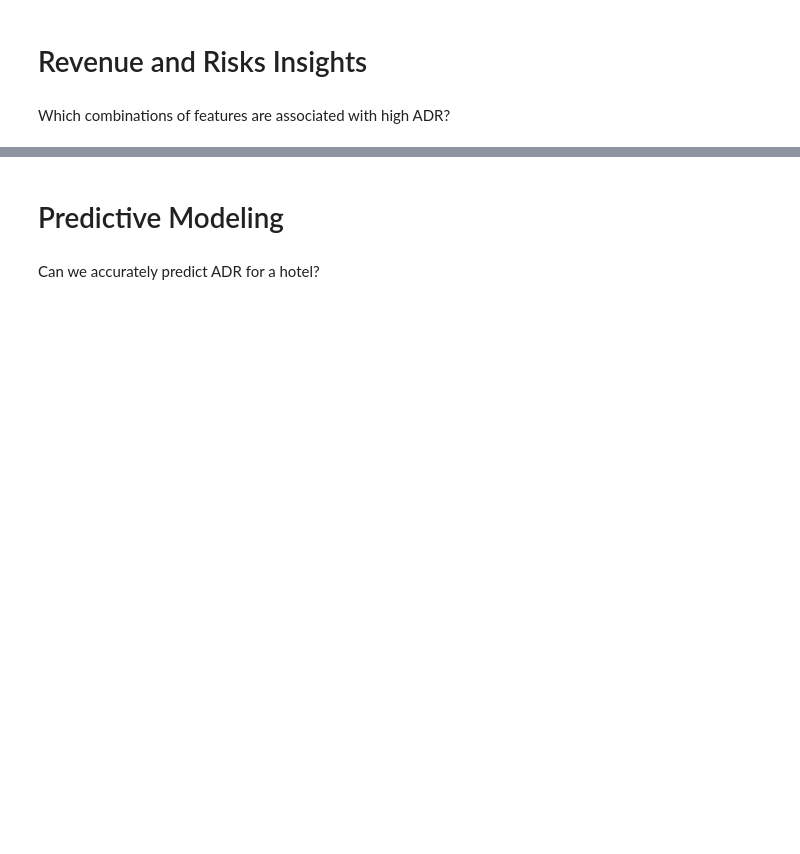
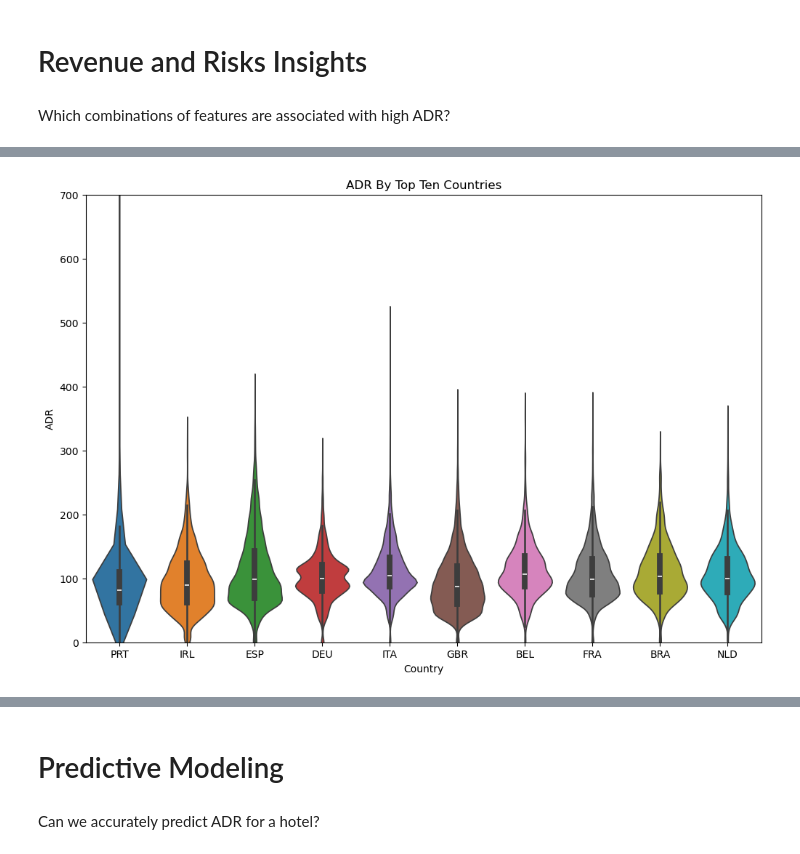
Before and after one commit to SMemic4/Hotels, a Jupyter notebook: notebooks/hotels.ipynb, the cells around one changed output, grey strips where cells are left out. Cells and saved outputs as stored; diff of their text form; code cells hidden in the pictures; blank space fills up the shorter version.

```diff
--- a/notebooks/hotels.ipynb
+++ b/notebooks/hotels.ipynb
@@ -703,0 +716,10 @@ Which combinations of features are associated with high ADR?
+# %%
+plt.figure(figsize = (12,8))
+sns.violinplot(data = hotel_df[hotel_df['country'].isin(countries[:10].index.to_list())], x = 'country', y = 'adr', hue = 'country')
+plt.ylim((0,700))
+plt.xlabel('Country')
+plt.ylabel('ADR')
+plt.title('ADR By Top Ten Countries')
+plt.show();
+# %% [output]
+[figure, added]
```
Also changed, not shown: parts of 3 cells of this notebook.
